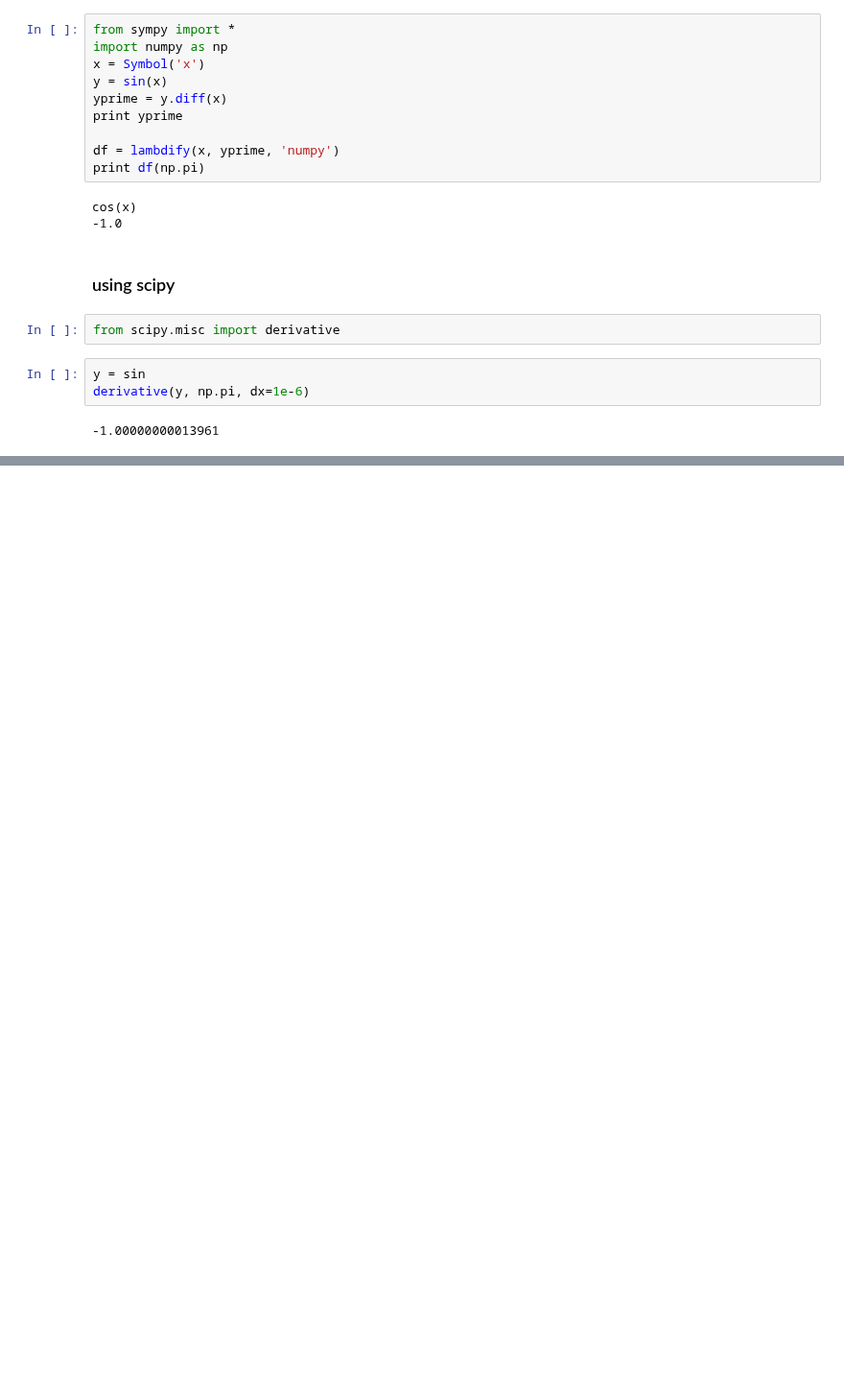
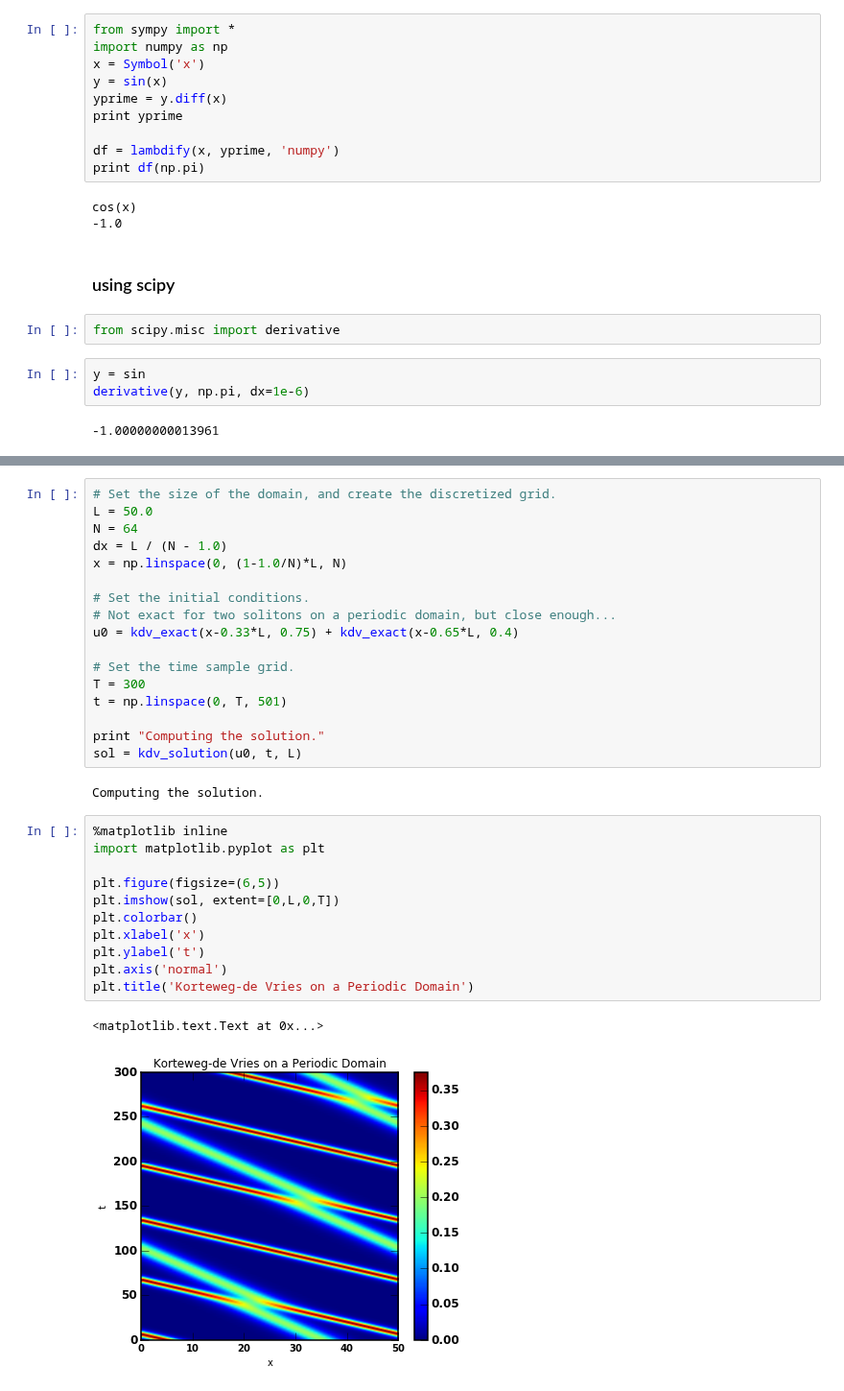
Before and after one commit to magican/PySOL, a Jupyter notebook: notebooks/IWs/Function_Derivative.ipynb, the cells around one changed output, grey strips where cells are left out. Shown at 96% size. Drawn from its saved outputs; the diff is of its cells as text; blank space fills up the shorter version.

```diff
--- a/notebooks/IWs/Function_Derivative.ipynb
+++ b/notebooks/IWs/Function_Derivative.ipynb
@@ -88,0 +136,33 @@ derivative(y, np.pi, dx=1e-6)
+# %%
+# Set the size of the domain, and create the discretized grid.
+L = 50.0
+N = 64
+dx = L / (N - 1.0)
+x = np.linspace(0, (1-1.0/N)*L, N)
+
+# Set the initial conditions.
+# Not exact for two solitons on a periodic domain, but close enough...
+u0 = kdv_exact(x-0.33*L, 0.75) + kdv_exact(x-0.65*L, 0.4)
+
+# Set the time sample grid.
+T = 300
+t = np.linspace(0, T, 501)
+
+print "Computing the solution."
+sol = kdv_solution(u0, t, L)
+# %% [output]
+Computing the solution.
+# %%
+%matplotlib inline
+import matplotlib.pyplot as plt
+
+plt.figure(figsize=(6,5))
+plt.imshow(sol, extent=[0,L,0,T])
+plt.colorbar()
+plt.xlabel('x')
+plt.ylabel('t')
+plt.axis('normal')
+plt.title('Korteweg-de Vries on a Periodic Domain')
+# %% [output]
+<matplotlib.text.Text at 0x...>
+[figure, added]
```
Also changed, not shown: parts of 1 cell of this notebook, 2 other files.
